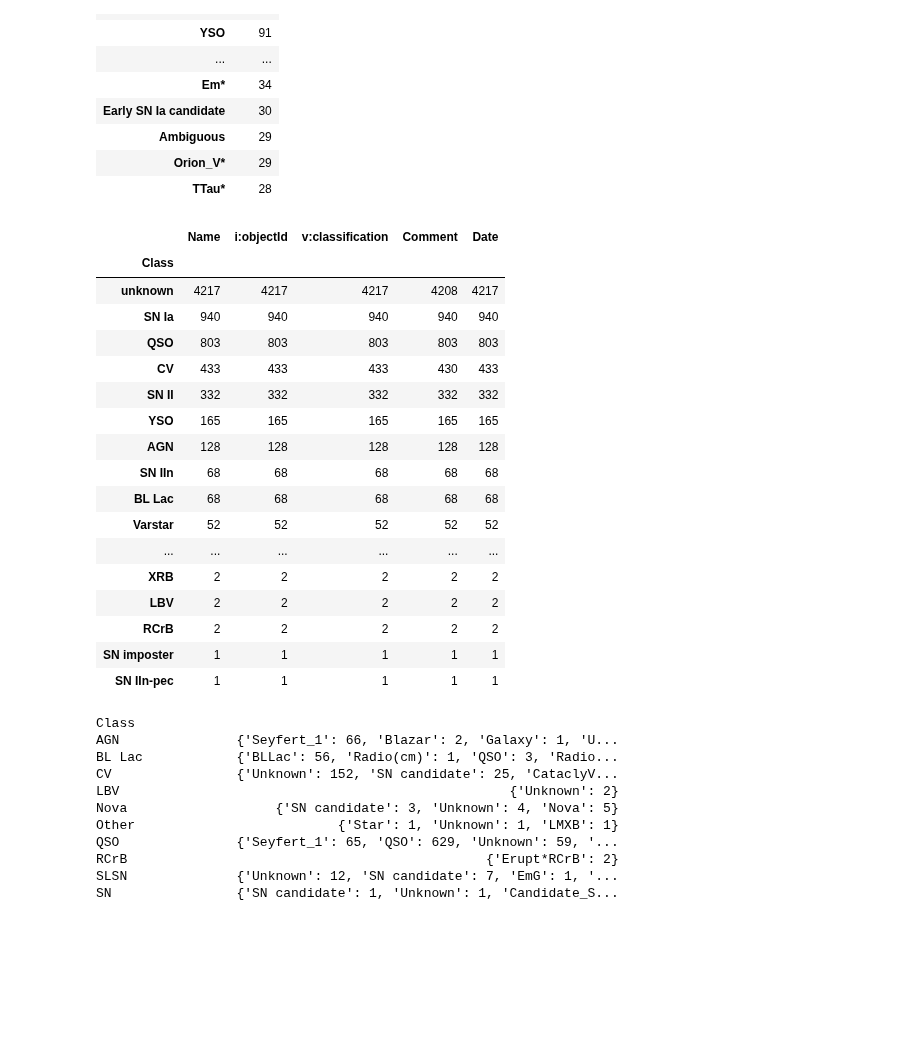
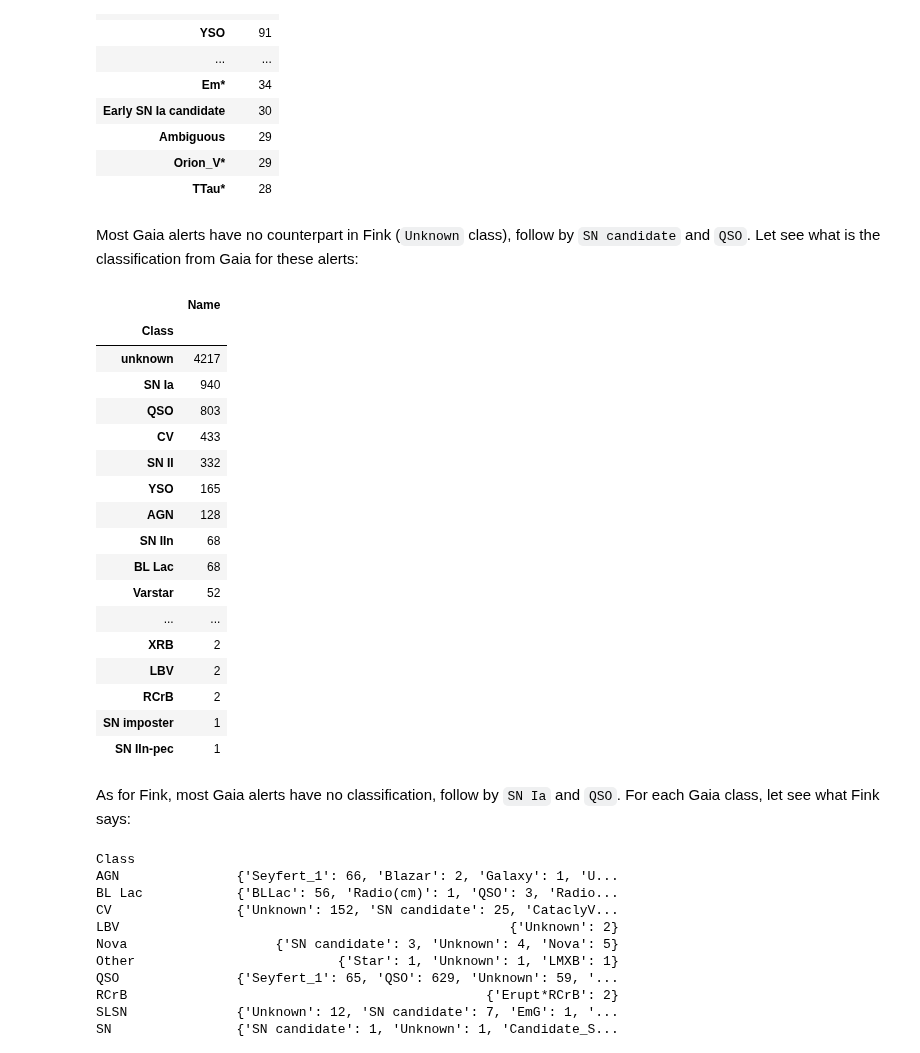
Before and after one commit to astrolabsoftware/fink-tutorials, a Jupyter notebook: gaia/Fink_Gaia_alerts.ipynb, the cells around one changed output. Saved outputs shown, nothing was run; the diff lists cells and outputs as text; code cells hidden in the pictures; blank space fills up the shorter version.

```diff
--- a/gaia/Fink_Gaia_alerts.ipynb
+++ b/gaia/Fink_Gaia_alerts.ipynb
@@ -64,25 +72,29 @@ pdf.groupby('v:classification').count().sort_values('Name', ascending=False)[['N
 | Ambiguous | 29 |
 | Orion_V* | 29 |
 | TTau* | 28 |
+# %% [markdown]
+Most Gaia alerts have no counterpart in Fink (`Unknown` class), follow by `SN candidate` and `QSO`. Let see what is the classification from Gaia for these alerts:
 # %%
-pdf.groupby('Class').count().sort_values('Name', ascending=False)
+pdf.groupby('Class').count().sort_values('Name', ascending=False)[['Name']]
 # %% [output]
-|  | Name | i:objectId | v:classification | Comment | Date |
-| Class |  |  |  |  |  |
-| unknown | 4217 | 4217 | 4217 | 4208 | 4217 |
-| SN Ia | 940 | 940 | 940 | 940 | 940 |
-| QSO | 803 | 803 | 803 | 803 | 803 |
-| CV | 433 | 433 | 433 | 430 | 433 |
-| SN II | 332 | 332 | 332 | 332 | 332 |
-| YSO | 165 | 165 | 165 | 165 | 165 |
-| AGN | 128 | 128 | 128 | 128 | 128 |
-| SN IIn | 68 | 68 | 68 | 68 | 68 |
-| BL Lac | 68 | 68 | 68 | 68 | 68 |
-| Varstar | 52 | 52 | 52 | 52 | 52 |
-| ... | ... | ... | ... | ... | ... |
-| XRB | 2 | 2 | 2 | 2 | 2 |
-| LBV | 2 | 2 | 2 | 2 | 2 |
-| RCrB | 2 | 2 | 2 | 2 | 2 |
-| SN imposter | 1 | 1 | 1 | 1 | 1 |
-| SN IIn-pec | 1 | 1 | 1 | 1 | 1 |
+|  | Name |
+| Class |  |
+| unknown | 4217 |
+| SN Ia | 940 |
+| QSO | 803 |
+| CV | 433 |
+| SN II | 332 |
+| YSO | 165 |
+| AGN | 128 |
+| SN IIn | 68 |
+| BL Lac | 68 |
+| Varstar | 52 |
+| ... | ... |
+| XRB | 2 |
+| LBV | 2 |
+| RCrB | 2 |
+| SN imposter | 1 |
+| SN IIn-pec | 1 |
+# %% [markdown]
+As for Fink, most Gaia alerts have no classification, follow by `SN Ia` and `QSO`. For each Gaia class, let see what Fink says:
 # %%
```
Also changed, not shown: parts of 4 cells of this notebook.
